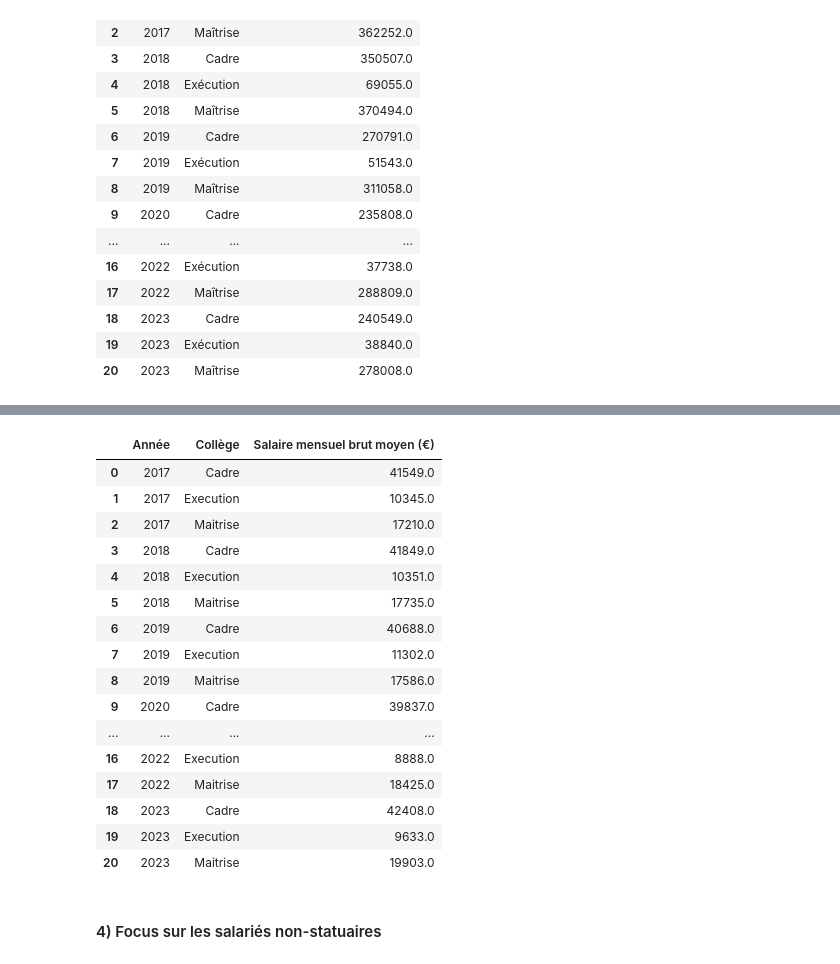
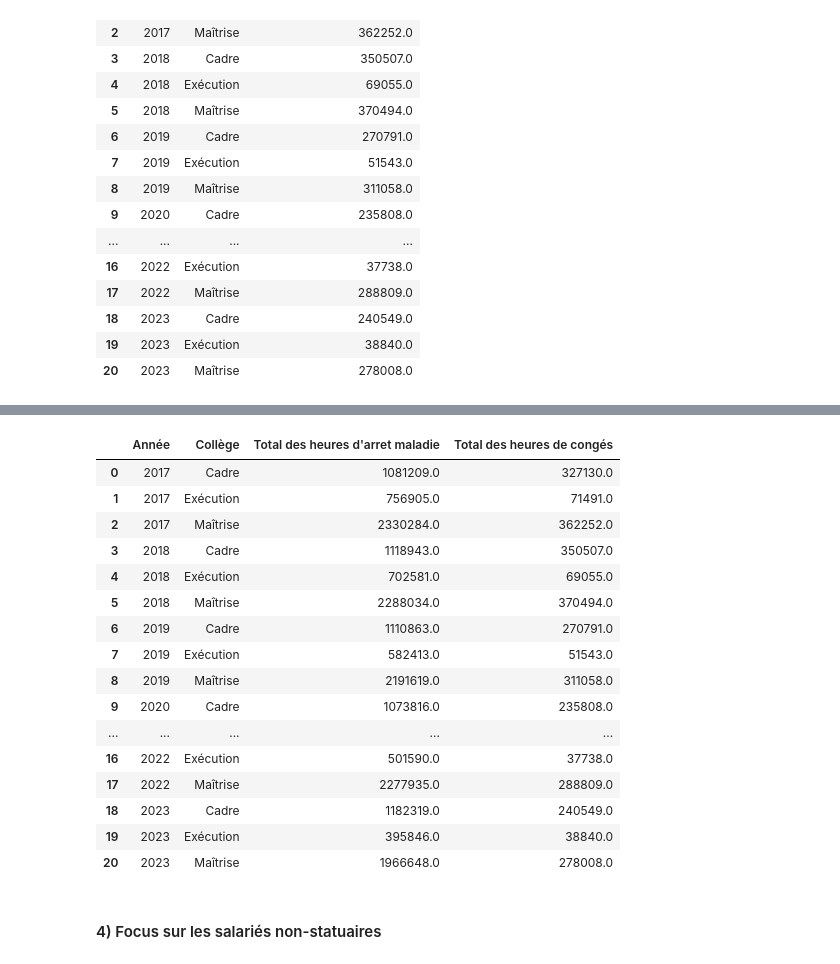
Before and after one commit to lancelot-r/projet_diversite_inclusion_entreprise, a Jupyter notebook: projet.ipynb, the cells around one changed output, grey strips where cells are left out. Saved outputs shown, nothing was run; the diff lists cells and outputs as text; code cells hidden in the pictures.

```diff
--- a/projet.ipynb
+++ b/projet.ipynb
@@ -243,31 +226,20 @@ conditions
-# %%
-salaire = pd.read_csv("data/promotion.csv", delimiter=";")
-salaire = salaire[salaire["Indicateur"]=="Rémunération mensuelle moyenne brute"]
-drop = ['Perimètre juridique', 'Perimètre spatial',
-       'Spatial perimeter', 'Indicator',
-       'Type of contract', 'Employee category', 'Plage M3E',
-       'M3E classification', 'Gender', 'Unit',
-       'Chapitre du bilan social', 'Type de contrat', 'Genre']
-salaire = salaire.drop(columns=drop)
-salaire = salaire.groupby(["Année", "Collège", "Indicateur", "Unité"]).sum().reset_index()
-salaire = salaire.rename(columns={'Valeur': 'Salaire mensuel brut moyen (€)'})
-salaire = salaire.drop(columns=['Indicateur', 'Unité'])
-salaire
-# %% [output]
-|  | Année | Collège | Salaire mensuel brut moyen (€) |
-| 0 | 2017 | Cadre | 41549.0 |
-| 1 | 2017 | Execution | 10345.0 |
-| 2 | 2017 | Maitrise | 17210.0 |
-| 3 | 2018 | Cadre | 41849.0 |
-| 4 | 2018 | Execution | 10351.0 |
-| 5 | 2018 | Maitrise | 17735.0 |
-| 6 | 2019 | Cadre | 40688.0 |
-| 7 | 2019 | Execution | 11302.0 |
-| 8 | 2019 | Maitrise | 17586.0 |
-| 9 | 2020 | Cadre | 39837.0 |
-| ... | ... | ... | ... |
-| 16 | 2022 | Execution | 8888.0 |
-| 17 | 2022 | Maitrise | 18425.0 |
-| 18 | 2023 | Cadre | 42408.0 |
-| 19 | 2023 | Execution | 9633.0 |
-| 20 | 2023 | Maitrise | 19903.0 |
+# %%
+df3 = pd.merge(maladie, vacances, on=['Année','Collège'], how='inner')
+# %% [output]
+|  | Année | Collège | Total des heures d'arret maladie | Total des heures de congés |
+| 0 | 2017 | Cadre | 1081209.0 | 327130.0 |
+| 1 | 2017 | Exécution | 756905.0 | 71491.0 |
+| 2 | 2017 | Maîtrise | 2330284.0 | 362252.0 |
+| 3 | 2018 | Cadre | 1118943.0 | 350507.0 |
+| 4 | 2018 | Exécution | 702581.0 | 69055.0 |
+| 5 | 2018 | Maîtrise | 2288034.0 | 370494.0 |
+| 6 | 2019 | Cadre | 1110863.0 | 270791.0 |
+| 7 | 2019 | Exécution | 582413.0 | 51543.0 |
+| 8 | 2019 | Maîtrise | 2191619.0 | 311058.0 |
+| 9 | 2020 | Cadre | 1073816.0 | 235808.0 |
+| ... | ... | ... | ... | ... |
+| 16 | 2022 | Exécution | 501590.0 | 37738.0 |
+| 17 | 2022 | Maîtrise | 2277935.0 | 288809.0 |
+| 18 | 2023 | Cadre | 1182319.0 | 240549.0 |
+| 19 | 2023 | Exécution | 395846.0 | 38840.0 |
+| 20 | 2023 | Maîtrise | 1966648.0 | 278008.0 |
```
Also changed, not shown: parts of 7 cells of this notebook.
